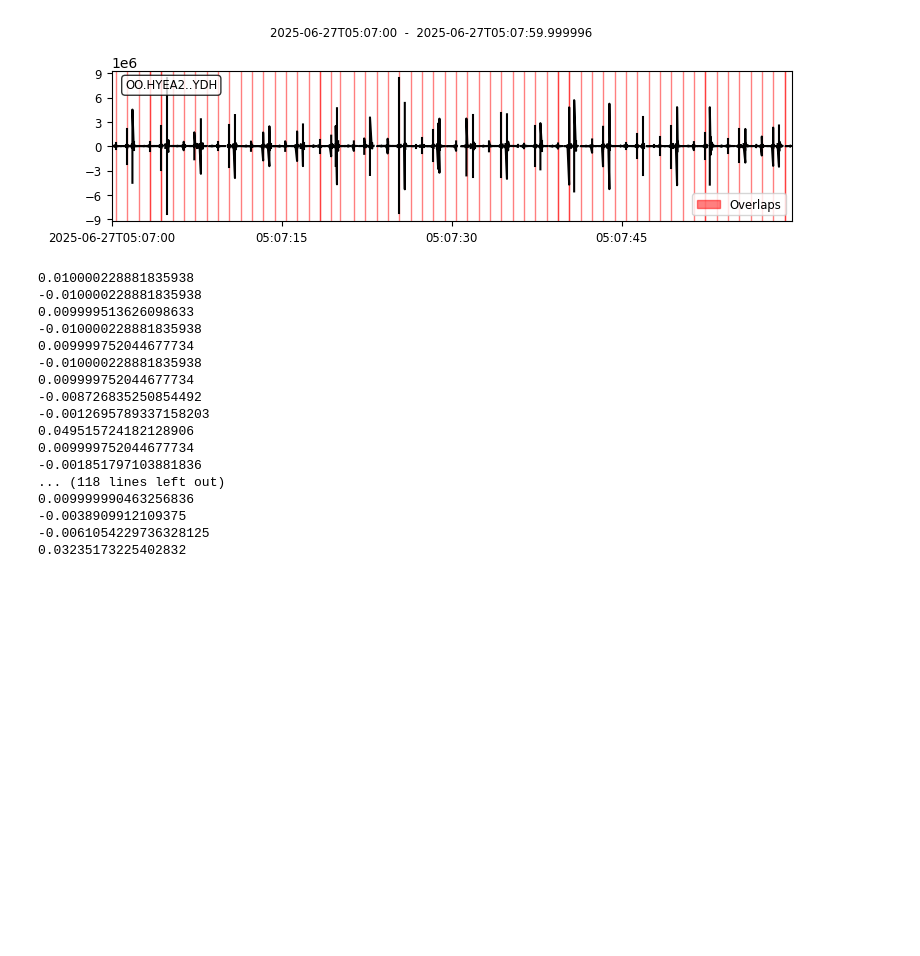
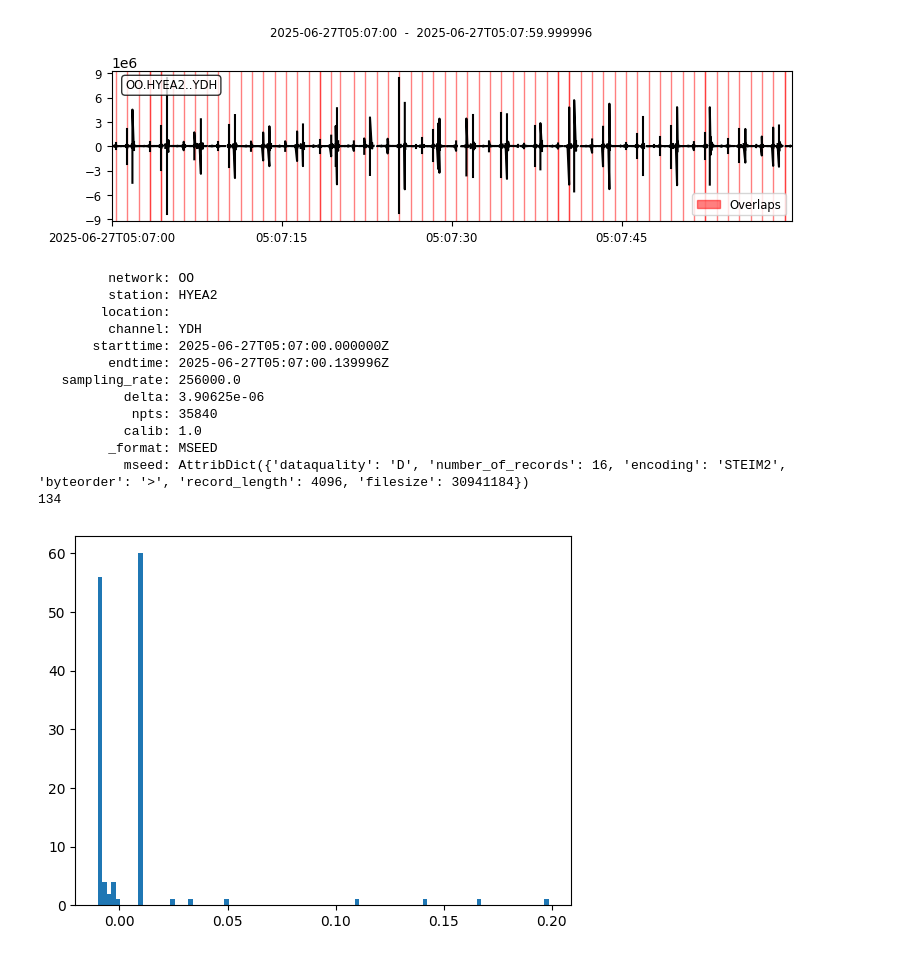
Before and after one commit to ooi-data/ooi-hyd-tools, a Jupyter notebook: notebooks/07_256khz_testing_analysis.ipynb, the cells around one changed output. Saved outputs shown, nothing was run; the diff lists cells and outputs as text; code cells hidden in the pictures; blank space fills up the shorter version.

Commit message:
hyd sample rate analysis

```diff
--- a/notebooks/07_256khz_testing_analysis.ipynb
+++ b/notebooks/07_256khz_testing_analysis.ipynb
@@ -3,28 +4,32 @@ import obspy as obs
+# %%
+def gap_analysis(url):
+    st = obs.read(url)
+    _ = st.plot()
+    print(st[0].stats)
+
+    gap_list = []
+    for i in st.get_gaps():
+        #print(i[6])
+        gap_list.append(i[6])
+
+    print(len(gap_list))
+    plt.hist(gap_list, bins=100)
 # %%
-st = obs.read("https://rawdata.oceanobservatories.org/files/CE02SHBP/LJ01D/HYDBBA106/2025/06/27/OO-HYEA2--YDH-2025-06-27T05:07:00.000000Z.mseed")
+gap_analysis("https://rawdata.oceanobservatories.org/files/CE02SHBP/LJ01D/HYDBBA106/2025/06/27/OO-HYEA2--YDH-2025-06-27T05:07:00.000000Z.mseed")
+# %% [output]
+[figure, added]
+         network: OO
+         station: HYEA2
+        location:
+         channel: YDH
+       starttime: 2025-06-27T05:07:00.000000Z
+         endtime: 2025-06-27T05:07:00.139996Z
+   sampling_rate: 256000.0
+           delta: 3.90625e-06
+            npts: 35840
+           calib: 1.0
+         _format: MSEED
+           mseed: AttribDict({'dataquality': 'D', 'number_of_records': 16, 'encoding': 'STEIM2', 'byteorder': '>', 'record_length': 4096, 'filesize': 30941184})
+134
+[figure, added]
-# %%
-_ = st.plot()
-# %% [output]
-[figure, removed]
-# %%
-for i in st.get_gaps():
-    print(i[6])
-# %% [output]
-0.010000228881835938
--0.010000228881835938
-0.009999513626098633
--0.010000228881835938
-0.009999752044677734
--0.010000228881835938
-0.009999752044677734
--0.008726835250854492
--0.0012695789337158203
-0.049515724182128906
-0.009999752044677734
--0.001851797103881836
-... (118 lines left out)
-0.009999990463256836
--0.0038909912109375
--0.0061054229736328125
-0.03235173225402832
 # %%
```
Also changed, not shown: parts of 10 cells of this notebook.
